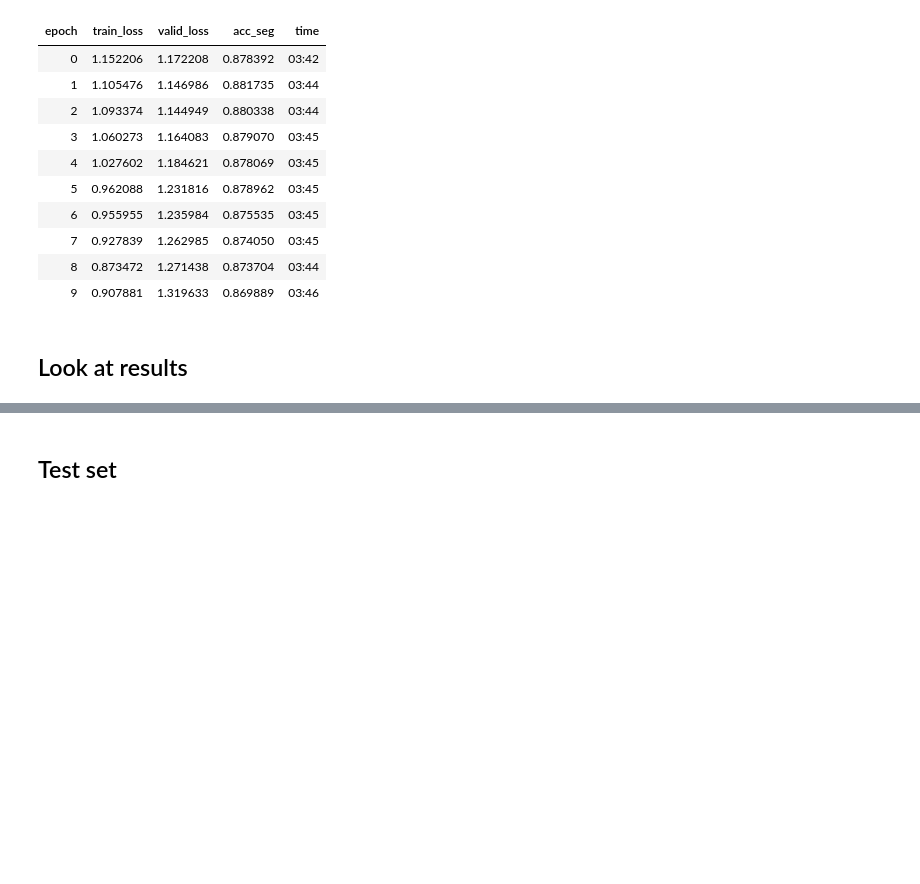
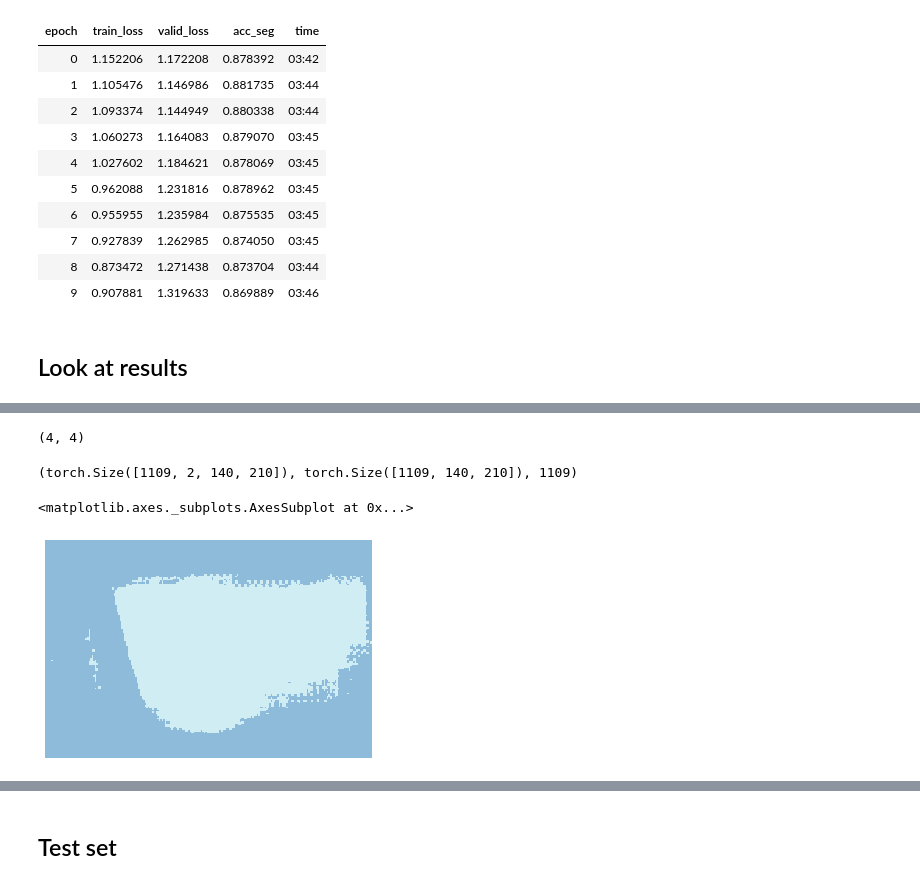
Before and after one commit to qAp/kgl_clouds, a Jupyter notebook: multicloudtype-gcp.ipynb, the cells around one changed output, grey strips where cells are left out. Saved outputs shown, nothing was run; the diff lists cells and outputs as text; code cells hidden in the pictures; blank space fills up the shorter version.

```diff
--- a/multicloudtype-gcp.ipynb
+++ b/multicloudtype-gcp.ipynb
@@ -604,0 +586,15 @@ learn._do_epoch_validate??
+# %%
+preds, targs = learn.get_preds()
+# %%
+len(preds), len(targs)
+# %% [output]
+(4, 4)
+# %%
+preds[0].shape, targs[0].shape, len(learn.dbunch.valid_ds)
+# %% [output]
+(torch.Size([1109, 2, 140, 210]), torch.Size([1109, 140, 210]), 1109)
+# %%
+PILMask.create(preds[0].argmax(dim=1)[280] == 1).show()
+# %% [output]
+<matplotlib.axes._subplots.AxesSubplot at 0x...>
+[figure, added]
```
Also changed, not shown: parts of 19 cells of this notebook.
